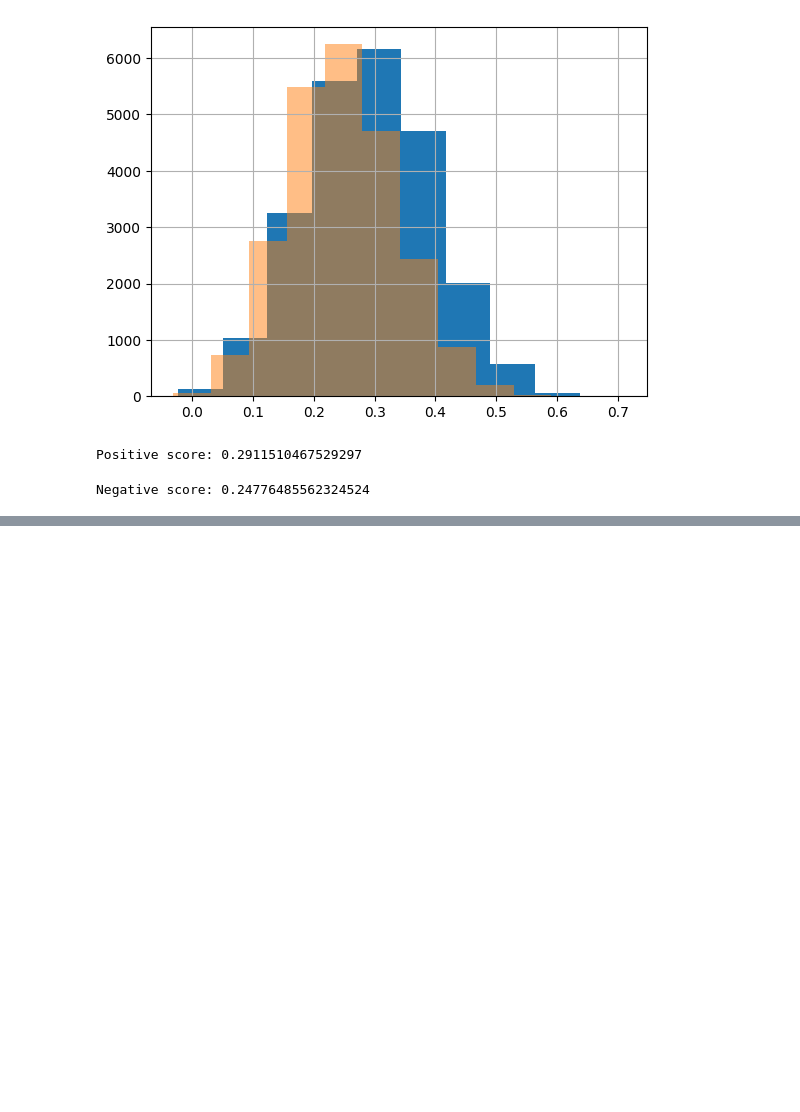
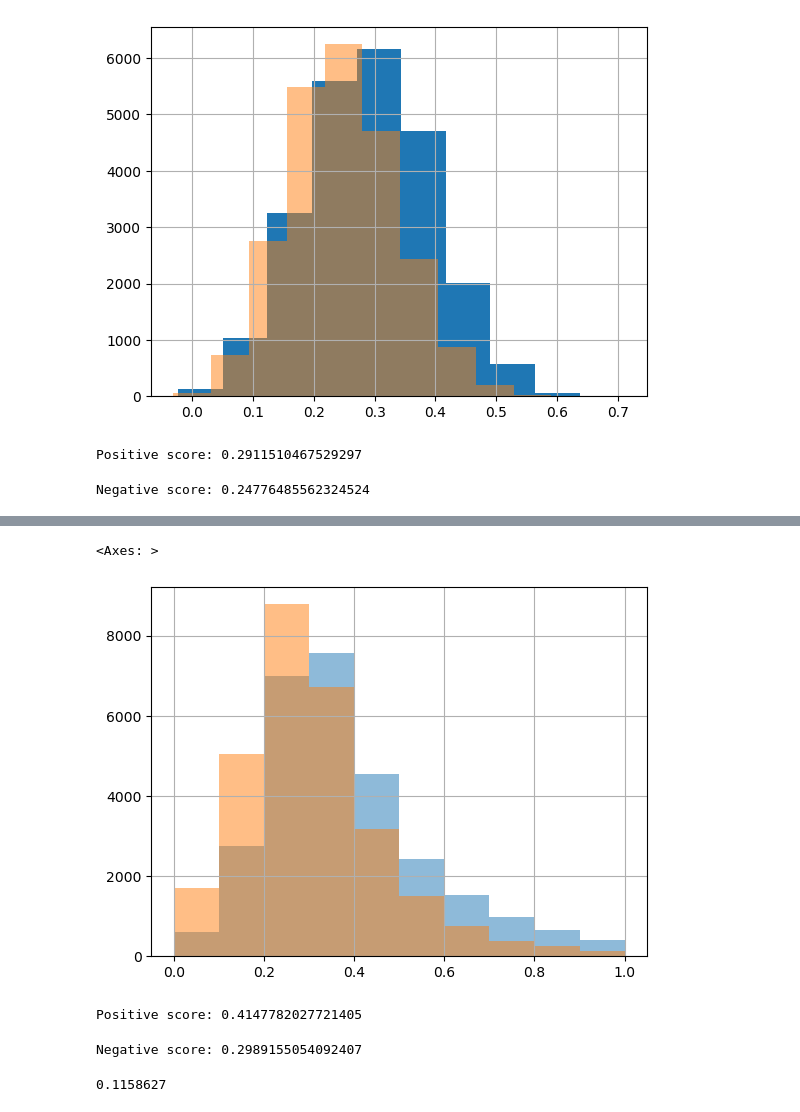
Before and after one commit to jojiku/Resume-vacancies-matching, a Jupyter notebook: notebooks/compute_metrics.ipynb, the cells around one changed output, grey strips where cells are left out. Saved outputs shown, nothing was run; the diff lists cells and outputs as text; code cells hidden in the pictures; blank space fills up the shorter version.

```diff
--- a/notebooks/compute_metrics.ipynb
+++ b/notebooks/compute_metrics.ipynb
@@ -687,0 +738,2 @@ Negative score: 0.24776485562324524
+# %%
+df.reset_index(inplace=True)
@@ -687,0 +754,22 @@ Negative score: 0.24776485562324524
+# %%
+df['negative_job_emb'] = df['Ids'].apply(sample_negative)
+# %%
+df['negative_score'] = compute_similarity(df['negative_job_emb'], df['resume_emb'])
+# %%
+df['positive_score'].hist(alpha=0.5, range=(0, 1))
+df['negative_score'].hist(alpha=0.5, range=(0, 1))
+# %% [output]
+<Axes: >
+[figure, added]
+# %%
+print(f'Positive score: {df["positive_score"].mean()}')
+# %% [output]
+Positive score: 0.4147782027721405
+# %%
+print(f'Negative score: {df["negative_score"].mean()}')
+# %% [output]
+Negative score: 0.2989155054092407
+# %%
+df["positive_score"].mean() -df["negative_score"].mean()
+# %% [output]
+0.1158627
```
Also changed, not shown: parts of 11 cells of this notebook.
